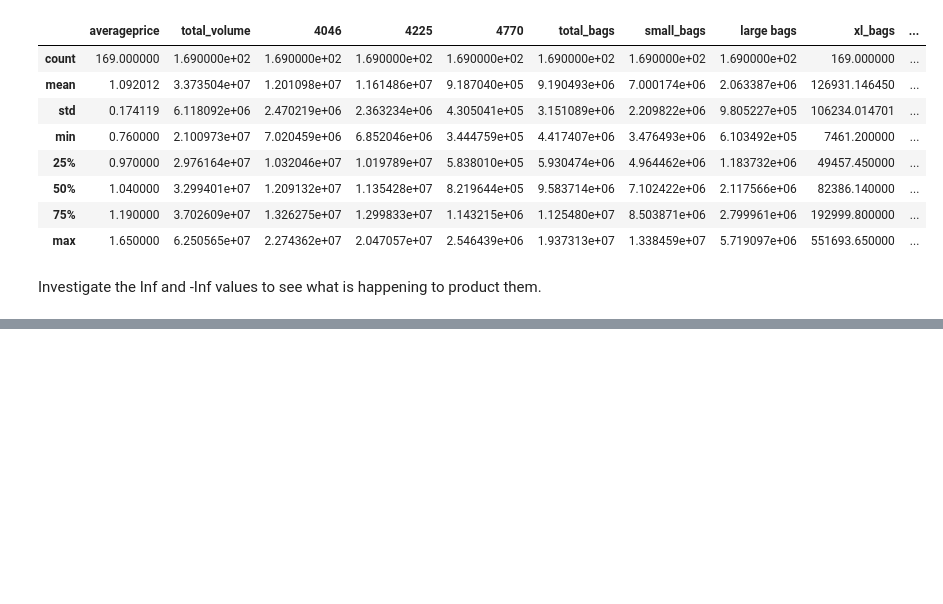
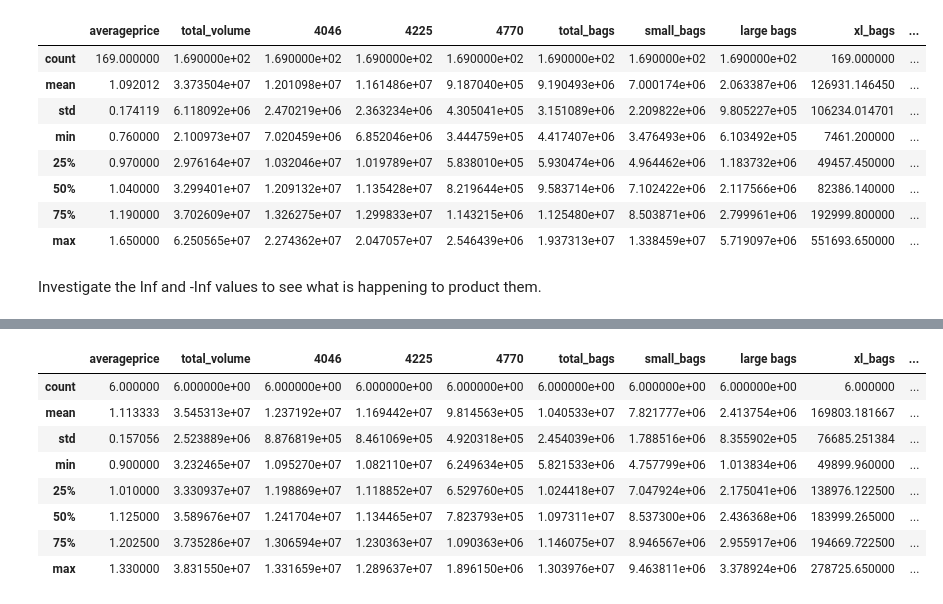
Before and after one commit to melissammcmillan/price_elasticity_of_avocados, a Jupyter notebook: 1_Avocado_EDA.ipynb, the cells around one changed output, grey strips where cells are left out. Drawn from its saved outputs; the diff is of its cells as text; code cells hidden in the pictures; blank space fills up the shorter version.

```diff
--- a/1_Avocado_EDA.ipynb
+++ b/1_Avocado_EDA.ipynb
@@ -323,0 +318,4 @@ filtered.head()
+# %%
+#Start with the positive infiniti values
+infdata = totalus[(totalus['price_eod'] == np.inf)]
+infdata
@@ -323,0 +331,13 @@ filtered.head()
+# %%
+#I have some zeroes to account for here
+infdata.describe()
+# %% [output]
+|  | averageprice | total_volume | 4046 | 4225 | 4770 | total_bags | small_bags | large bags | xl_bags | ... |
+| count | 6.000000 | 6.000000e+00 | 6.000000e+00 | 6.000000e+00 | 6.000000e+00 | 6.000000e+00 | 6.000000e+00 | 6.000000e+00 | 6.000000 | ... |
+| mean | 1.113333 | 3.545313e+07 | 1.237192e+07 | 1.169442e+07 | 9.814563e+05 | 1.040533e+07 | 7.821777e+06 | 2.413754e+06 | 169803.181667 | ... |
+| std | 0.157056 | 2.523889e+06 | 8.876819e+05 | 8.461069e+05 | 4.920318e+05 | 2.454039e+06 | 1.788516e+06 | 8.355902e+05 | 76685.251384 | ... |
+| min | 0.900000 | 3.232465e+07 | 1.095270e+07 | 1.082110e+07 | 6.249634e+05 | 5.821533e+06 | 4.757799e+06 | 1.013834e+06 | 49899.960000 | ... |
+| 25% | 1.010000 | 3.330937e+07 | 1.198869e+07 | 1.118852e+07 | 6.529760e+05 | 1.024418e+07 | 7.047924e+06 | 2.175041e+06 | 138976.122500 | ... |
+| 50% | 1.125000 | 3.589676e+07 | 1.241704e+07 | 1.134465e+07 | 7.823793e+05 | 1.097311e+07 | 8.537300e+06 | 2.436368e+06 | 183999.265000 | ... |
+| 75% | 1.202500 | 3.735286e+07 | 1.306594e+07 | 1.230363e+07 | 1.090363e+06 | 1.146075e+07 | 8.946567e+06 | 2.955917e+06 | 194669.722500 | ... |
+| max | 1.330000 | 3.831550e+07 | 1.331659e+07 | 1.289637e+07 | 1.896150e+06 | 1.303976e+07 | 9.463811e+06 | 3.378924e+06 | 278725.650000 | ... |
```
Also changed, not shown: parts of 4 cells of this notebook.
